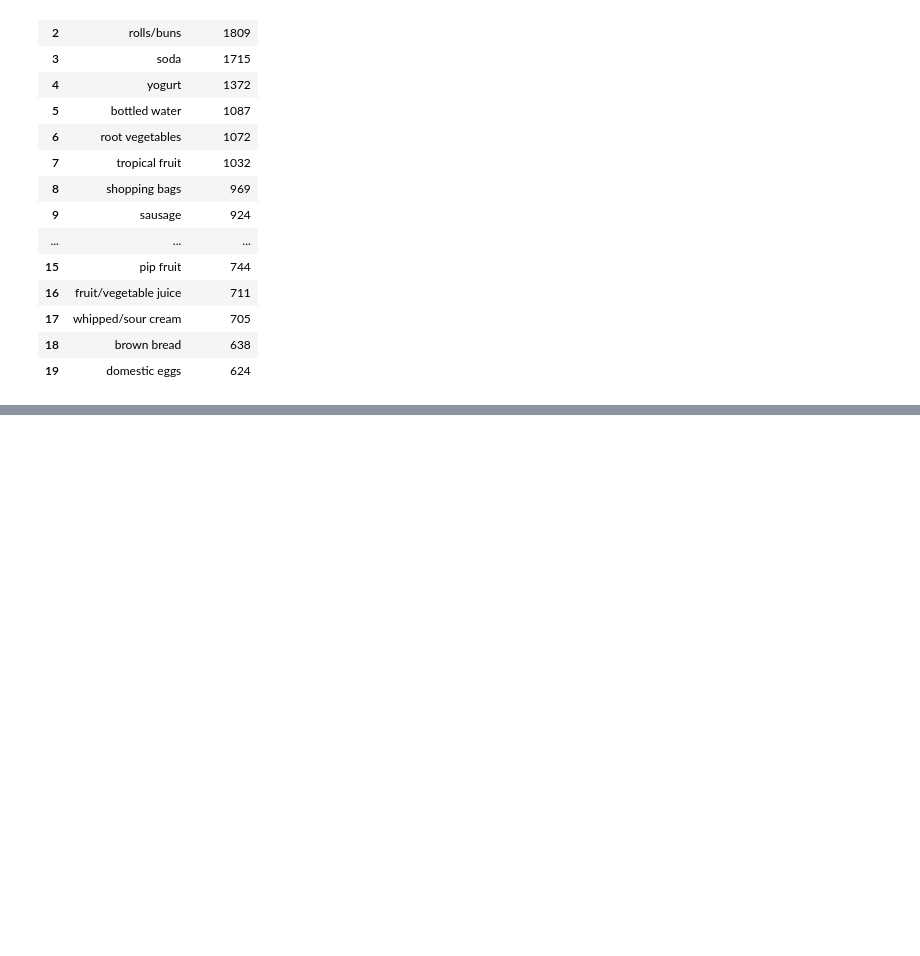
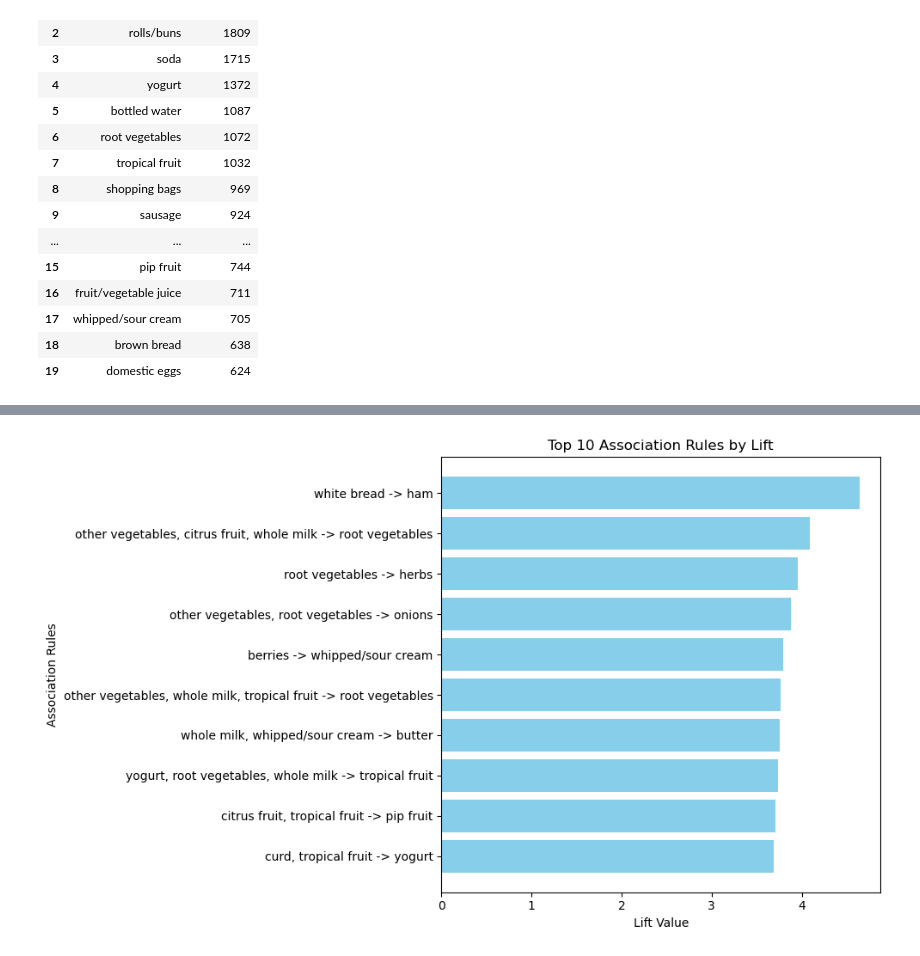
Before and after one commit to milindbhatiaa/Intro-to-ML-project, a Jupyter notebook: AssociationRules.ipynb, the cells around one changed output, grey strips where cells are left out. Saved outputs shown, nothing was run; the diff lists cells and outputs as text; code cells hidden in the pictures; blank space fills up the shorter version.

```diff
--- a/AssociationRules.ipynb
+++ b/AssociationRules.ipynb
@@ -172,0 +204,4 @@ rules.sort_values(by='lift',ascending=False)
+# %%
+# Create a new column with modified association
+rules['modified_asscn'] = rules.apply(lambda row: ', '.join(sorted(row['antecedents'] | row['consequents'])), axis=1)
+rules2 = rules.copy()
@@ -172,0 +215,3 @@ rules.sort_values(by='lift',ascending=False)
+# %%
+rules2 = rules.drop_duplicates(subset='modified_asscn')
+rules2.head()
@@ -172,0 +225,17 @@ rules.sort_values(by='lift',ascending=False)
+# %%
+top_rules = rules2.nlargest(10, 'lift')
+
+associations = top_rules['rules_ass']
+lift_values = top_rules['lift']
+
+plt.figure(figsize=(10, 6))
+plt.barh(associations, lift_values, color='skyblue')
+plt.xlabel('Lift Value')
+plt.ylabel('Association Rules')
+plt.title('Top 10 Association Rules by Lift')
+plt.gca().invert_yaxis()  # Invert y-axis to display the highest lift at the top
+plt.tight_layout()
+
+plt.show()
+# %% [output]
+[figure, added]
```
Also changed, not shown: parts of 22 cells of this notebook, 3 other files.
